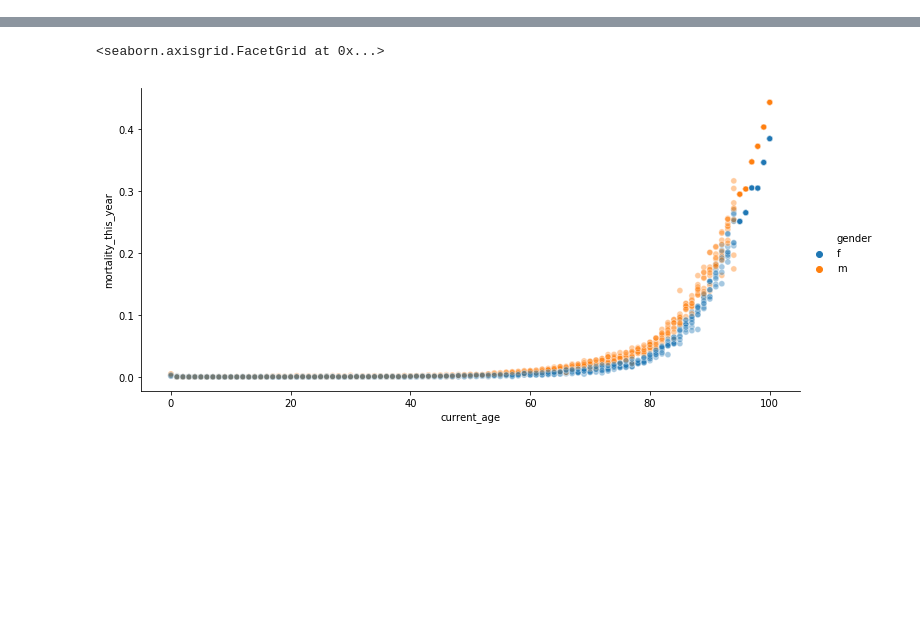
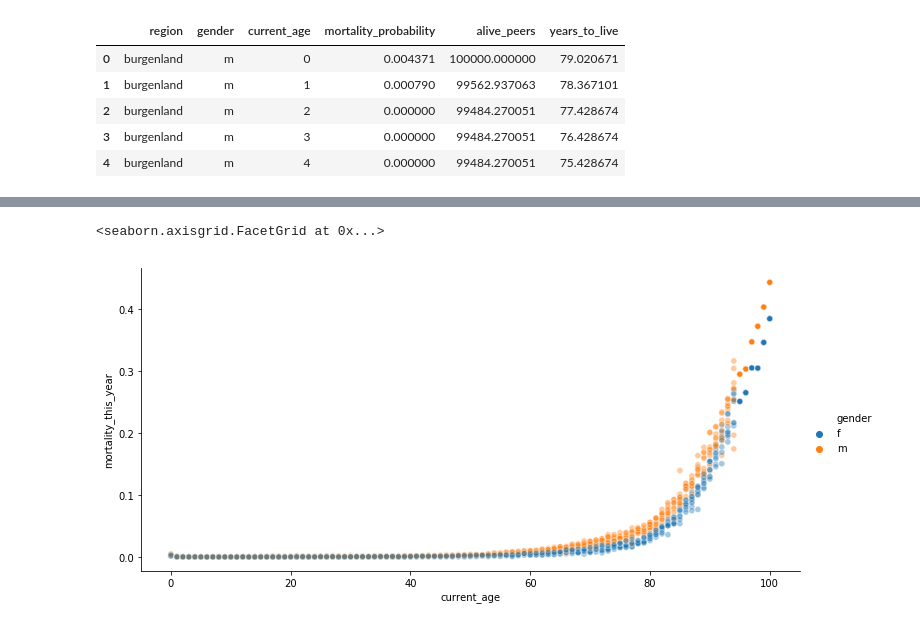
Before and after one commit to thomashon/visualization-life-expectancy-austria-2019, a Jupyter notebook: mortality-austria-2.ipynb, the cells around one changed output, grey strips where cells are left out. Saved outputs shown, nothing was run; the diff lists cells and outputs as text; code cells hidden in the pictures; blank space fills up the shorter version.

```diff
--- a/mortality-austria-2.ipynb
+++ b/mortality-austria-2.ipynb
@@ -9,5 +17,13 @@ df = pd.read_csv('mortality-austria-2.csv', sep=';')
 # %%
 df.drop(['die_this_year', 'stationary_current_age', 'stationary'], axis=1, inplace=True)
+df.head()
+# %% [output]
+|  | region | gender | current_age | mortality_probability | alive_peers | years_to_live |
+| 0 | burgenland | m | 0 | 0.004371 | 100000.000000 | 79.020671 |
+| 1 | burgenland | m | 1 | 0.000790 | 99562.937063 | 78.367101 |
+| 2 | burgenland | m | 2 | 0.000000 | 99484.270051 | 77.428674 |
+| 3 | burgenland | m | 3 | 0.000000 | 99484.270051 | 76.428674 |
+| 4 | burgenland | m | 4 | 0.000000 | 99484.270051 | 75.428674 |
 # %%
 df.region = df.region.astype('category')
 df.gender = df.gender.astype('category')
```
Also changed, not shown: parts of 7 cells of this notebook.
